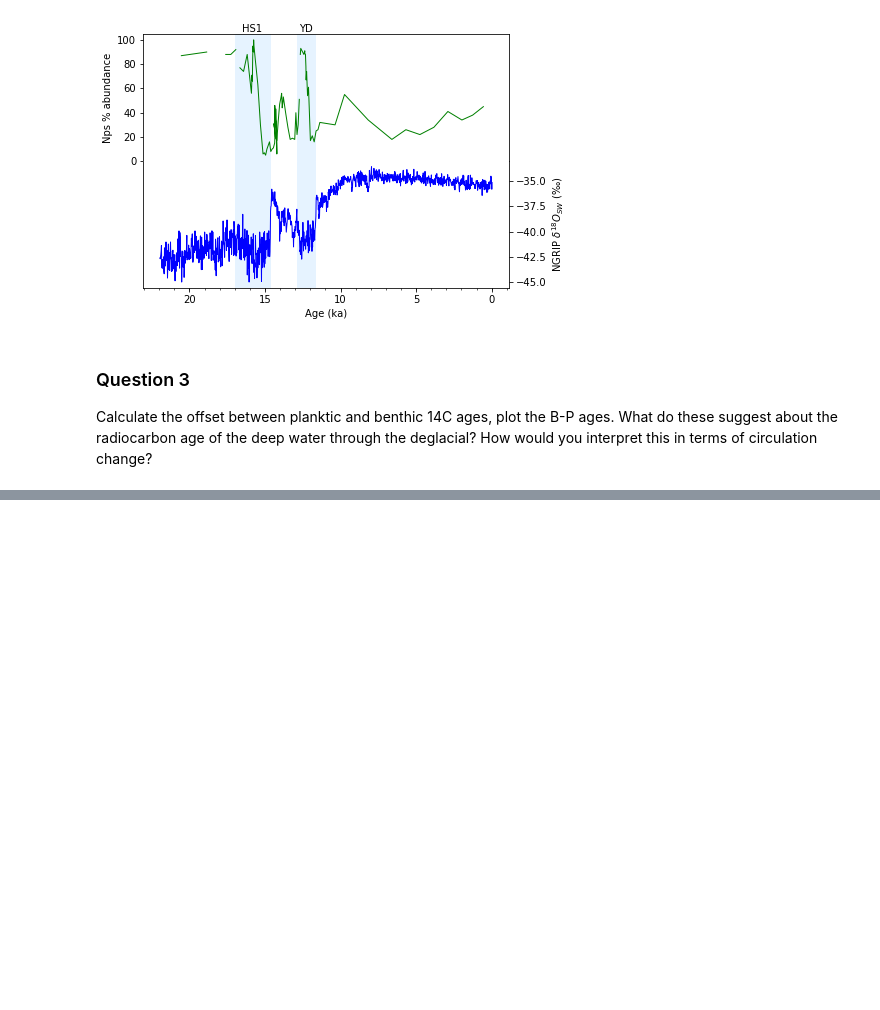
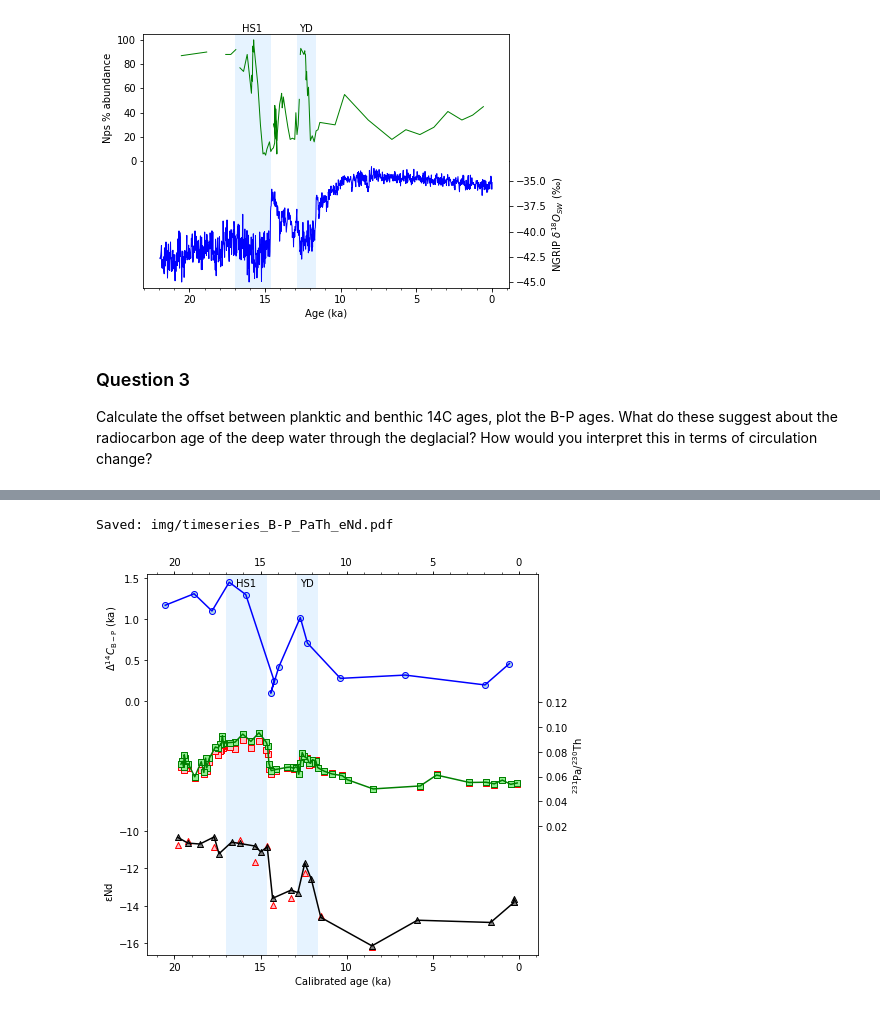
Before and after one commit to stainbank/deglacial-circulation, a Jupyter notebook: exercise2.ipynb, the cells around one changed output, grey strips where cells are left out. Cells and saved outputs as stored; diff of their text form; code cells hidden in the pictures; blank space fills up the shorter version.

Commit message:
Make combined timeseries of B-P, Pa/Th and eNd

```diff
--- a/exercise2.ipynb
+++ b/exercise2.ipynb
@@ -121,0 +126,60 @@ Saved: img/timeseries_B-P.pdf
+# %%
+df5 = pd.read_csv('data/pa_th.csv')
+df6 = pd.read_csv('data/unclean_forams_eNd.csv', index_col=0)
+df7 = pd.read_csv('data/fish_teeth_eNd.csv', index_col=0)
+# %%
+fig, axes = plt.subplots(3, sharex=True, figsize=(IMG_WIDTH, IMG_WIDTH))
+# B-P
+axes[0].scatter(df4['age']/1000., df4['B-P']/1000.,
+           edgecolors='blue', facecolors='lightblue')
+axes[0].plot(df4['age']/1000., df4['B-P']/1000., c='blue')
+
+axes[0].set_ylabel('$\mathrm{\Delta}^{14}C_{\mathrm{B-P}}$ (ka)')
+axes[0].spines['bottom'].set_visible(False)
+axes[0].xaxis.tick_top()
+axes[0].xaxis.set_minor_locator(MultipleLocator(1))
+axes[0].xaxis.set_major_locator(MultipleLocator(5))
+
+# Pa/Th
+axes[1].scatter(df5['age'], df5['pa_th_232'], marker='s',
+                facecolor='pink', edgecolor='red')
+axes[1].scatter(df5['age'], df5['pa_th_238'], marker='s',
+                facecolor='lightgreen', edgecolor='green')
+axes[1].plot(df5['age'], df5['pa_th_238'], c='green')
+
+axes[1].set_ylabel('$^{231}$Pa/$^{230}$Th')
+axes[1].yaxis.tick_right()
+axes[1].yaxis.set_label_position('right')
+axes[1].spines['top'].set_visible(False)
+axes[1].spines['bottom'].set_visible(False)
+
+# eNd
+axes[2].scatter(df7['age'], df7['eNd'], marker='^', # fish-teeth
+                facecolor='pink', edgecolor='red')
+axes[2].scatter(df6['age'], df6['eNd'], marker='^', # forams
+               facecolor='grey', edgecolor='black')
+axes[2].plot(df6['age'], df6['eNd'], c='black')
+
+axes[2].set_ylabel('$\mathrm{\epsilon}$Nd')
+axes[2].spines['top'].set_visible(False)
+
+# Mark stadials
+for i, (period, bounds) in enumerate([('HS1', (14.7, 17)),
+                                      ('YD', (12.9, 11.7))]):
+    for j, ax in enumerate(axes):
+        ax.axvspan(*bounds, color='#e6f3ff', zorder=0)
+        if not j:
+            xy = ((bounds[0]+bounds[1])/2, ax.get_ylim()[1]-0.05)
+            ax.annotate(period, xy, ha='center', va='top')
+
+
+plt.gca().invert_xaxis()
+fig.subplots_adjust(hspace=0)
+axes[2].xaxis.set_minor_locator(MultipleLocator(1))
+axes[2].xaxis.set_major_locator(MultipleLocator(5))
+axes[2].set_xlabel('Calibrated age (ka)')
+
+save_fig(fig, 'timeseries_B-P_PaTh_eNd')
+# %% [output]
+Saved: img/timeseries_B-P_PaTh_eNd.pdf
+[figure, added]
```
Also changed, not shown: parts of 2 cells of this notebook, 7 other files.
